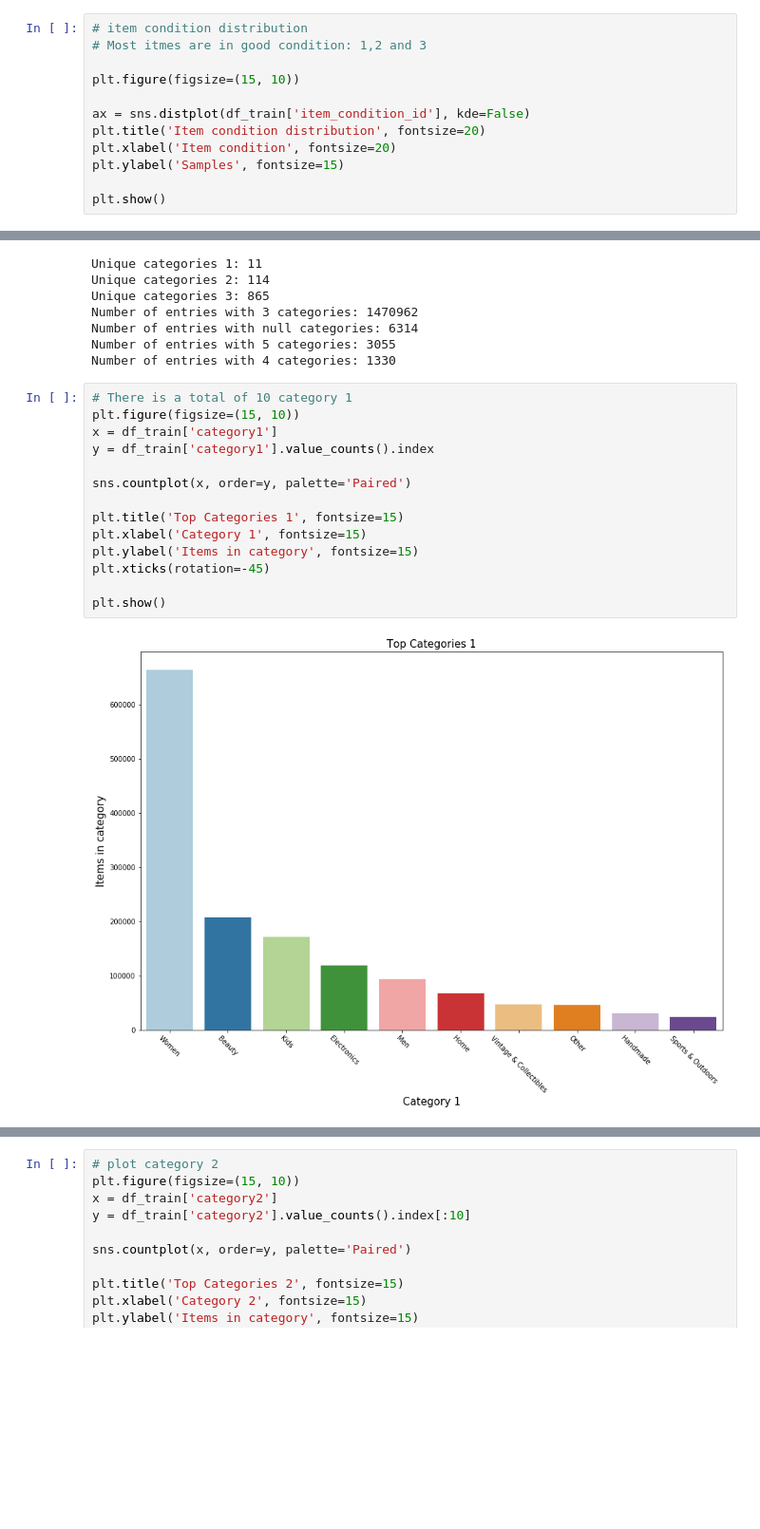
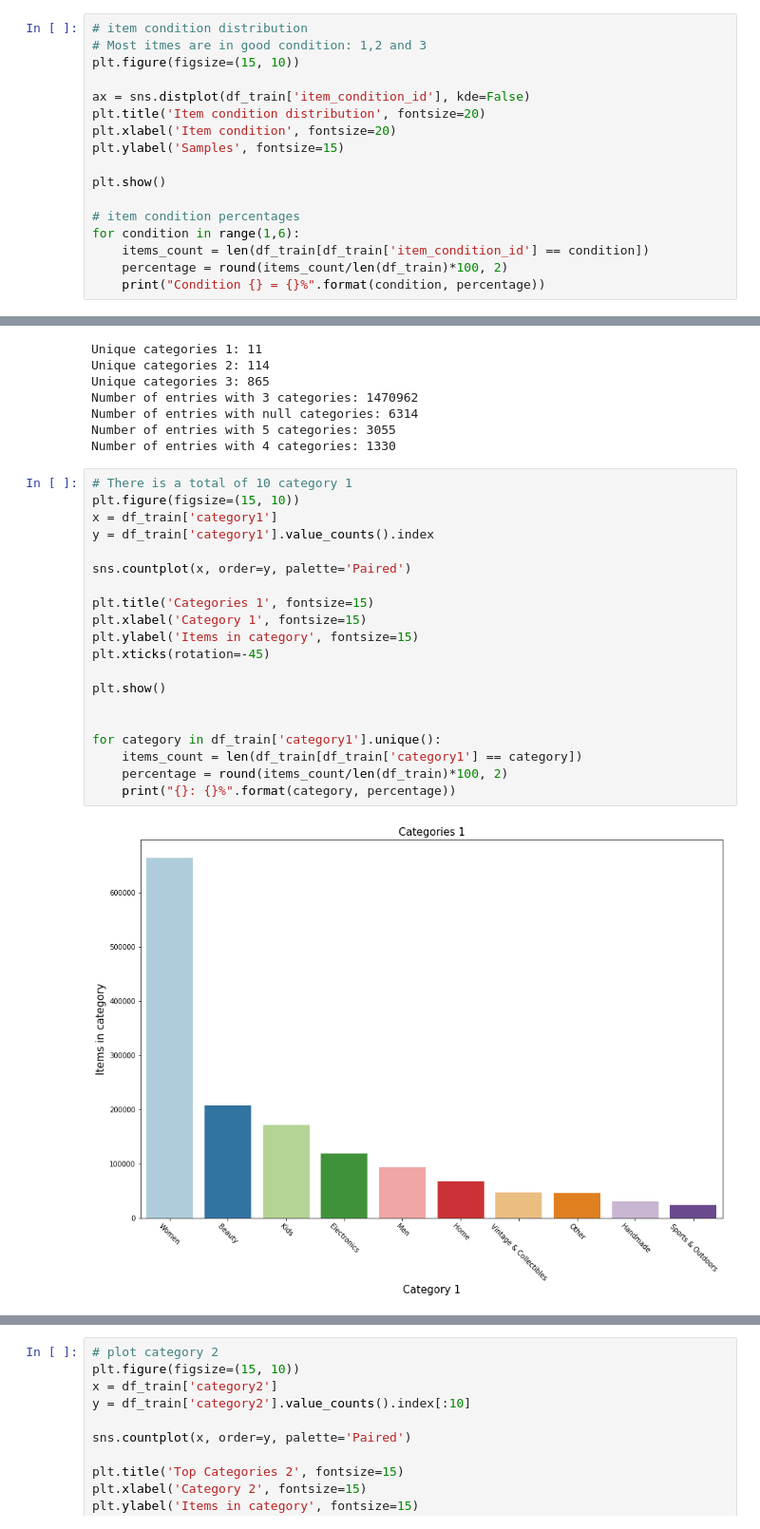
Before and after one commit to asthanameghna/kaggleProject, a Jupyter notebook: Kaggle_Competition.ipynb, the cells around one changed output, grey strips where cells are left out. Shown at 95% size. Drawn from its saved outputs; the diff is of its cells as text; blank space fills up the shorter version.

```diff
--- a/Kaggle_Competition.ipynb
+++ b/Kaggle_Competition.ipynb
@@ -157,7 +166,6 @@ plt.show()
 # %%
 # item condition distribution
 # Most itmes are in good condition: 1,2 and 3
-
 plt.figure(figsize=(15, 10))
 
 ax = sns.distplot(df_train['item_condition_id'], kde=False)
@@ -166,5 +174,11 @@ plt.xlabel('Item condition', fontsize=20)
 plt.ylabel('Samples', fontsize=15)
 
 plt.show()
+
+# item condition percentages
+for condition in range(1,6):
+    items_count = len(df_train[df_train['item_condition_id'] == condition])
+    percentage = round(items_count/len(df_train)*100, 2)
+    print("Condition {} = {}%".format(condition, percentage))
 # %% [output]
 [figure]
@@ -402,16 +498,22 @@ Number of entries with 4 categories: 1330
 # %%
 # There is a total of 10 category 1
 plt.figure(figsize=(15, 10))
 x = df_train['category1']
 y = df_train['category1'].value_counts().index
 
 sns.countplot(x, order=y, palette='Paired')
 
-plt.title('Top Categories 1', fontsize=15)
+plt.title('Categories 1', fontsize=15)
 plt.xlabel('Category 1', fontsize=15)
 plt.ylabel('Items in category', fontsize=15)
 plt.xticks(rotation=-45)
 
 plt.show()
+
+
+for category in df_train['category1'].unique():
+    items_count = len(df_train[df_train['category1'] == category])
+    percentage = round(items_count/len(df_train)*100, 2)
+    print("{}: {}%".format(category, percentage))
 # %% [output]
-[figure, old version]
+[figure, new version]
```
Also changed, not shown: parts of 25 cells of this notebook.
